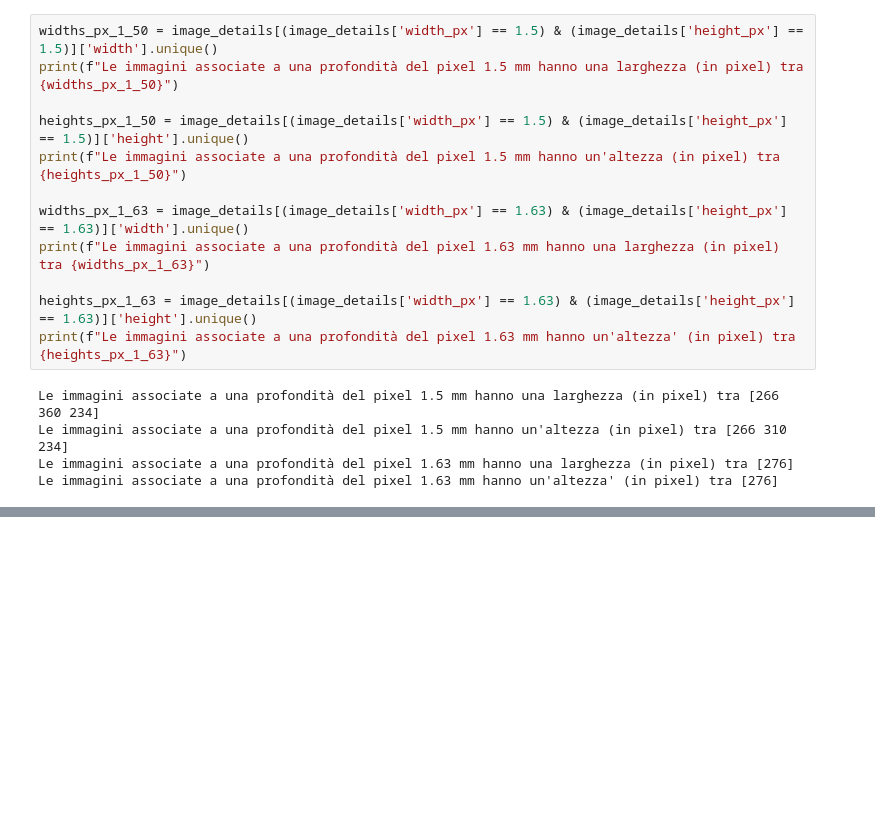
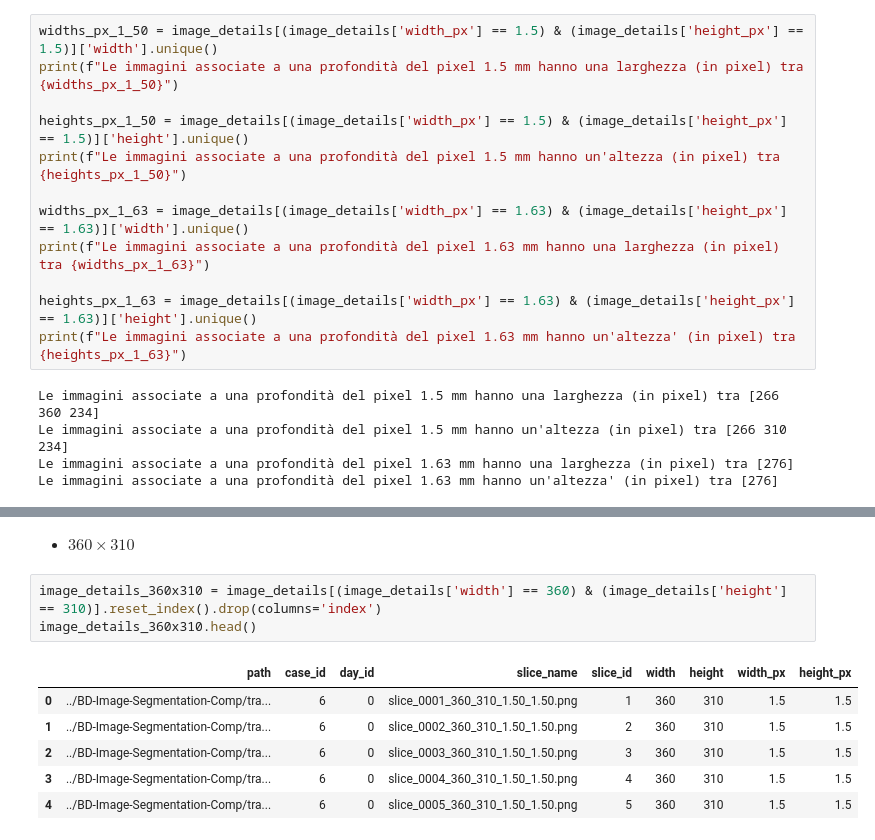
Before and after one commit to justdoit1897/BD-Image-Segmentation-Project, a Jupyter notebook: notebook.ipynb, the cells around one changed output, grey strips where cells are left out. Drawn from its saved outputs; the diff is of its cells as text; blank space fills up the shorter version.

```diff
--- a/notebook.ipynb
+++ b/notebook.ipynb
@@ -500,0 +531,12 @@ image_details_360x310.head()
+# %% [markdown]
+* $360\times310$
+# %%
+image_details_360x310 = image_details[(image_details['width'] == 360) & (image_details['height'] == 310)].reset_index().drop(columns='index')
+image_details_360x310.head()
+# %% [output]
+|  | path | case_id | day_id | slice_name | slice_id | width | height | width_px | height_px |
+| 0 | ../BD-Image-Segmentation-Comp/tra... | 6 | 0 | slice_0001_360_310_1.50_1.50.png | 1 | 360 | 310 | 1.5 | 1.5 |
+| 1 | ../BD-Image-Segmentation-Comp/tra... | 6 | 0 | slice_0002_360_310_1.50_1.50.png | 2 | 360 | 310 | 1.5 | 1.5 |
+| 2 | ../BD-Image-Segmentation-Comp/tra... | 6 | 0 | slice_0003_360_310_1.50_1.50.png | 3 | 360 | 310 | 1.5 | 1.5 |
+| 3 | ../BD-Image-Segmentation-Comp/tra... | 6 | 0 | slice_0004_360_310_1.50_1.50.png | 4 | 360 | 310 | 1.5 | 1.5 |
+| 4 | ../BD-Image-Segmentation-Comp/tra... | 6 | 0 | slice_0005_360_310_1.50_1.50.png | 5 | 360 | 310 | 1.5 | 1.5 |
```
Also changed, not shown: parts of 48 cells of this notebook.
